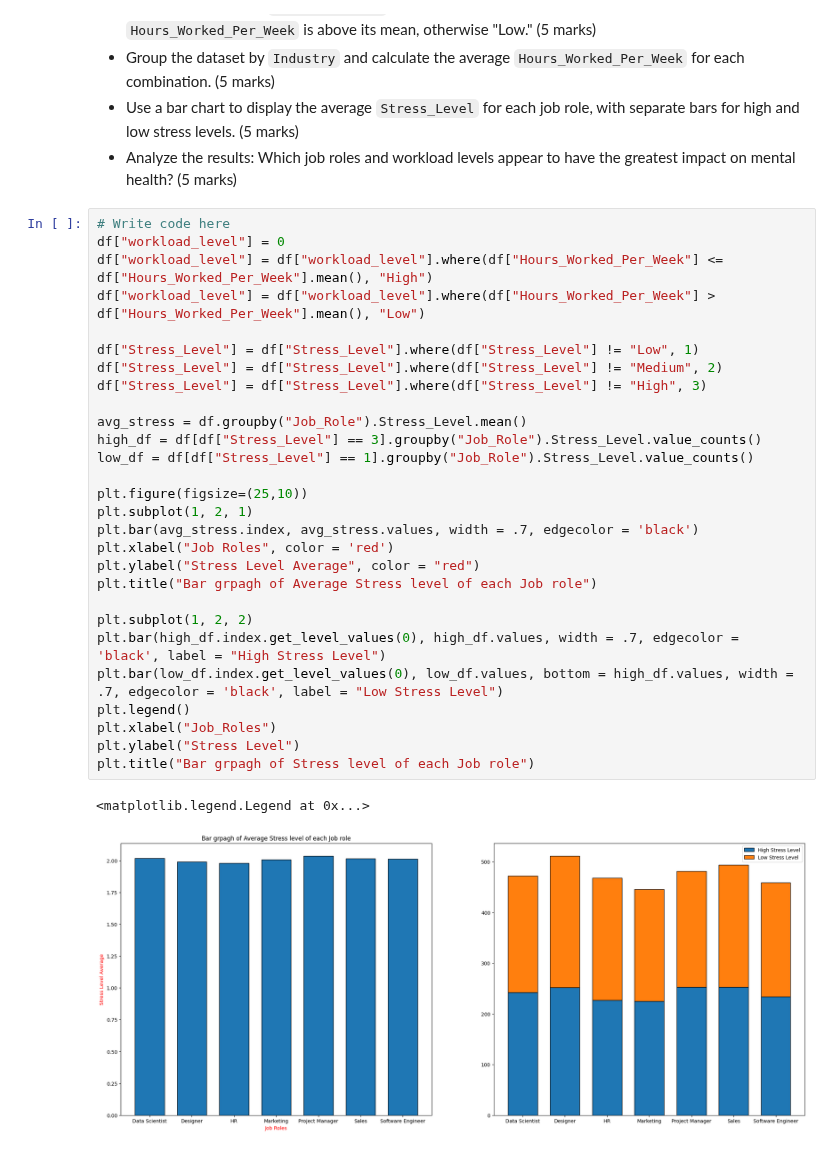
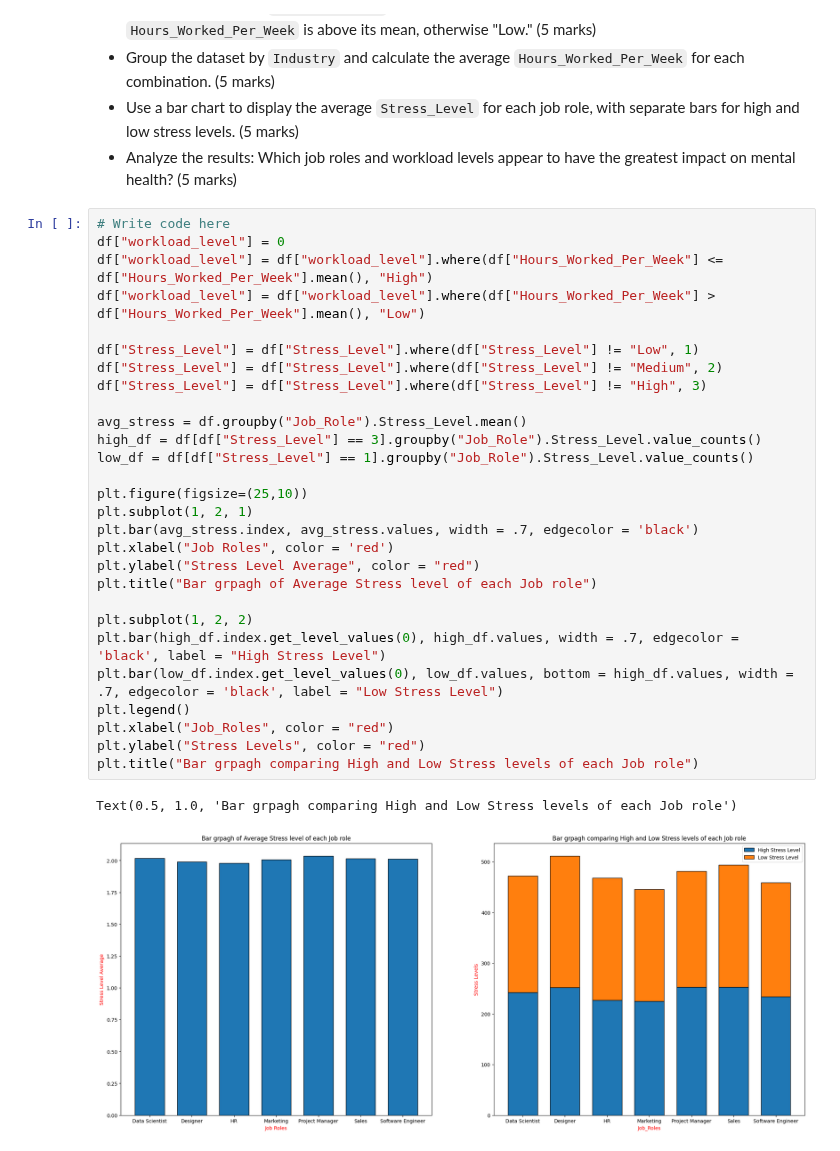
Before and after one commit to Sha-k1/Data-Analytics-Python, a Jupyter notebook: Assessment/Data_Analytics_with_Python_Assessment.ipynb, the cells around one changed output. Saved outputs shown, nothing was run; the diff lists cells and outputs as text.

```diff
--- a/Assessment/Data_Analytics_with_Python_Assessment.ipynb
+++ b/Assessment/Data_Analytics_with_Python_Assessment.ipynb
@@ -404,31 +404,31 @@ Instructions: Investigate the influence of job roles and workload level on the m
 # %%
 # Write code here
 df["workload_level"] = 0
 df["workload_level"] = df["workload_level"].where(df["Hours_Worked_Per_Week"] <= df["Hours_Worked_Per_Week"].mean(), "High")
 df["workload_level"] = df["workload_level"].where(df["Hours_Worked_Per_Week"] > df["Hours_Worked_Per_Week"].mean(), "Low")
 
 df["Stress_Level"] = df["Stress_Level"].where(df["Stress_Level"] != "Low", 1)
 df["Stress_Level"] = df["Stress_Level"].where(df["Stress_Level"] != "Medium", 2)
 df["Stress_Level"] = df["Stress_Level"].where(df["Stress_Level"] != "High", 3)
 
 avg_stress = df.groupby("Job_Role").Stress_Level.mean()
 high_df = df[df["Stress_Level"] == 3].groupby("Job_Role").Stress_Level.value_counts()
 low_df = df[df["Stress_Level"] == 1].groupby("Job_Role").Stress_Level.value_counts()
 
 plt.figure(figsize=(25,10))
 plt.subplot(1, 2, 1)
 plt.bar(avg_stress.index, avg_stress.values, width = .7, edgecolor = 'black')
 plt.xlabel("Job Roles", color = 'red')
 plt.ylabel("Stress Level Average", color = "red")
 plt.title("Bar grpagh of Average Stress level of each Job role")
 
 plt.subplot(1, 2, 2)
 plt.bar(high_df.index.get_level_values(0), high_df.values, width = .7, edgecolor = 'black', label = "High Stress Level")
 plt.bar(low_df.index.get_level_values(0), low_df.values, bottom = high_df.values, width = .7, edgecolor = 'black', label = "Low Stress Level")
 plt.legend()
-plt.xlabel("Job_Roles")
-plt.ylabel("Stress Level")
-plt.title("Bar grpagh of Stress level of each Job role")
+plt.xlabel("Job_Roles", color = "red")
+plt.ylabel("Stress Levels", color = "red")
+plt.title("Bar grpagh comparing High and Low Stress levels of each Job role")
 # %% [output]
-<matplotlib.legend.Legend at 0x...>
+Text(0.5, 1.0, 'Bar grpagh comparing High and Low Stress levels of each Job role')
-[figure, old version]
+[figure, new version]
```
